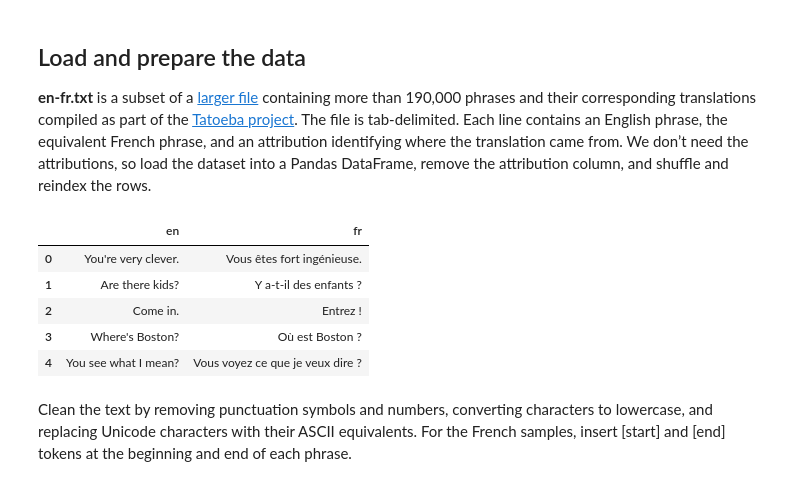
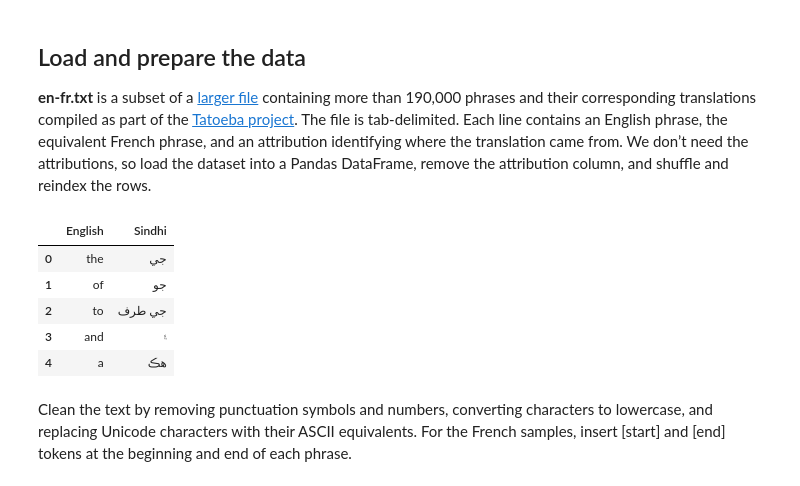
Before and after one commit to AbdulManaf12/translation-application, a Jupyter notebook: training/Neural Machine Translation (Transformer).ipynb, the cells around one changed output. Saved outputs shown, nothing was run; the diff lists cells and outputs as text; code cells hidden in the pictures.

```diff
--- a/training/Neural Machine Translation (Transformer).ipynb
+++ b/training/Neural Machine Translation (Transformer).ipynb
@@ -9,17 +9,15 @@ In the universe of natural language processing (NLP), text classification is a r
 # %%
 import pandas as pd
 
-df = pd.read_csv('english-sindhi2.csv', names=['en', 'fr', 'attr'], usecols=['en', 'fr'], sep='\t')
-df = df.sample(frac=1, random_state=42)
-df = df.reset_index(drop=True)
+df = pd.read_csv('english-sindhi2.csv')
 df.head()
 # %% [output]
-|  | en | fr |
-| 0 | You're very clever. | Vous êtes fort ingénieuse. |
-| 1 | Are there kids? | Y a-t-il des enfants ? |
-| 2 | Come in. | Entrez ! |
-| 3 | Where's Boston? | Où est Boston ? |
-| 4 | You see what I mean? | Vous voyez ce que je veux dire ? |
+|  | English | Sindhi |
+| 0 | the | جي |
+| 1 | of | جو |
+| 2 | to | جي طرف |
+| 3 | and | ۽ |
+| 4 | a | هڪ |
 # %% [markdown]
 Clean the text by removing punctuation symbols and numbers, converting characters to lowercase, and replacing Unicode characters with their ASCII equivalents. For the French samples, insert [start] and [end] tokens at the beginning and end of each phrase.
 # %%
```
